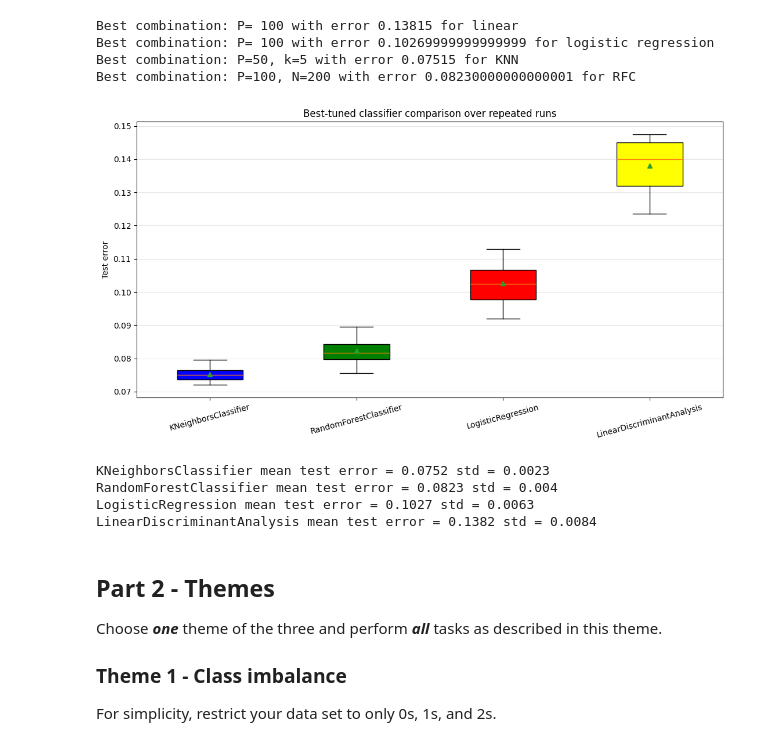
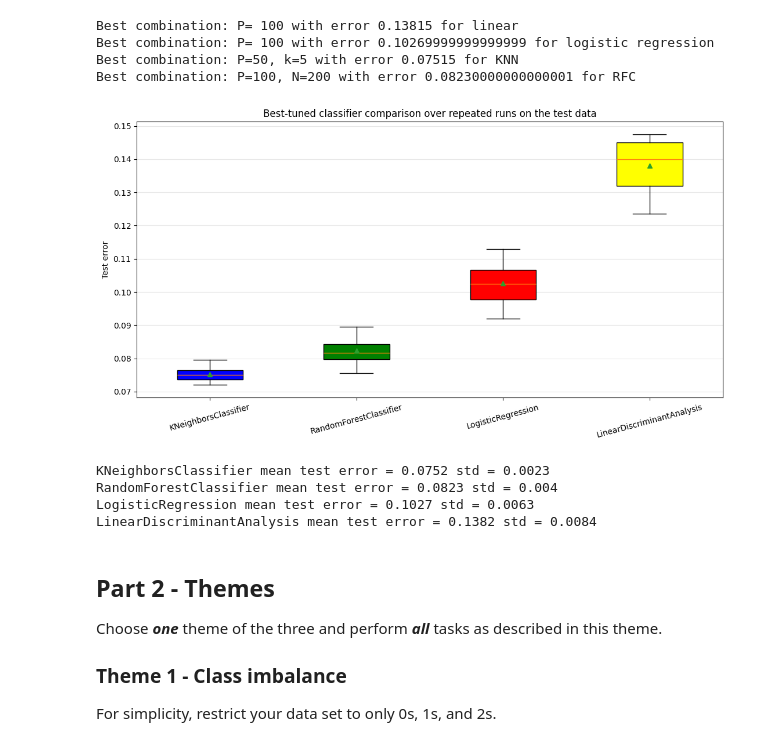
Before and after one commit to CleosCleopatra/Big_data_1, a Jupyter notebook: project1Py.ipynb, the cells around one changed output. Cells and saved outputs as stored; diff of their text form; code cells hidden in the pictures.

```diff
--- a/project1Py.ipynb
+++ b/project1Py.ipynb
@@ -469,35 +469,35 @@ ordered = sorted(
 plot_data = [classifier_results[name] for name in ordered]
 
 fig, ax = plt.subplots(figsize=(11, 6))
 bp = ax.boxplot(
     plot_data,
     tick_labels=ordered,
     patch_artist=True,
     showmeans=True
 )
 
 colors = ["blue", "green", "red", "yellow"]
 for box, color in zip(bp["boxes"], colors):
     box.set_facecolor(color)
 
 ax.set_ylabel("Test error")
-ax.set_title("Best-tuned classifier comparison over repeated runs")
+ax.set_title("Best-tuned classifier comparison over repeated runs on the test data")
 ax.grid(True, alpha=0.3, axis="y")
 plt.xticks(rotation=15)
 plt.tight_layout()
 plt.show()
 
 
 
 for name in ordered:
     values = classifier_results[name]
     print(
         name,
         "mean test error =", round(np.mean(values), 4),
         "std =", round(np.std(values), 4) #how stable it is over runs
     )
 # %% [output]
-[figure, old version]
+[figure, new version]
 KNeighborsClassifier mean test error = 0.0752 std = 0.0023
 RandomForestClassifier mean test error = 0.0823 std = 0.004
 LogisticRegression mean test error = 0.1027 std = 0.0063
```
